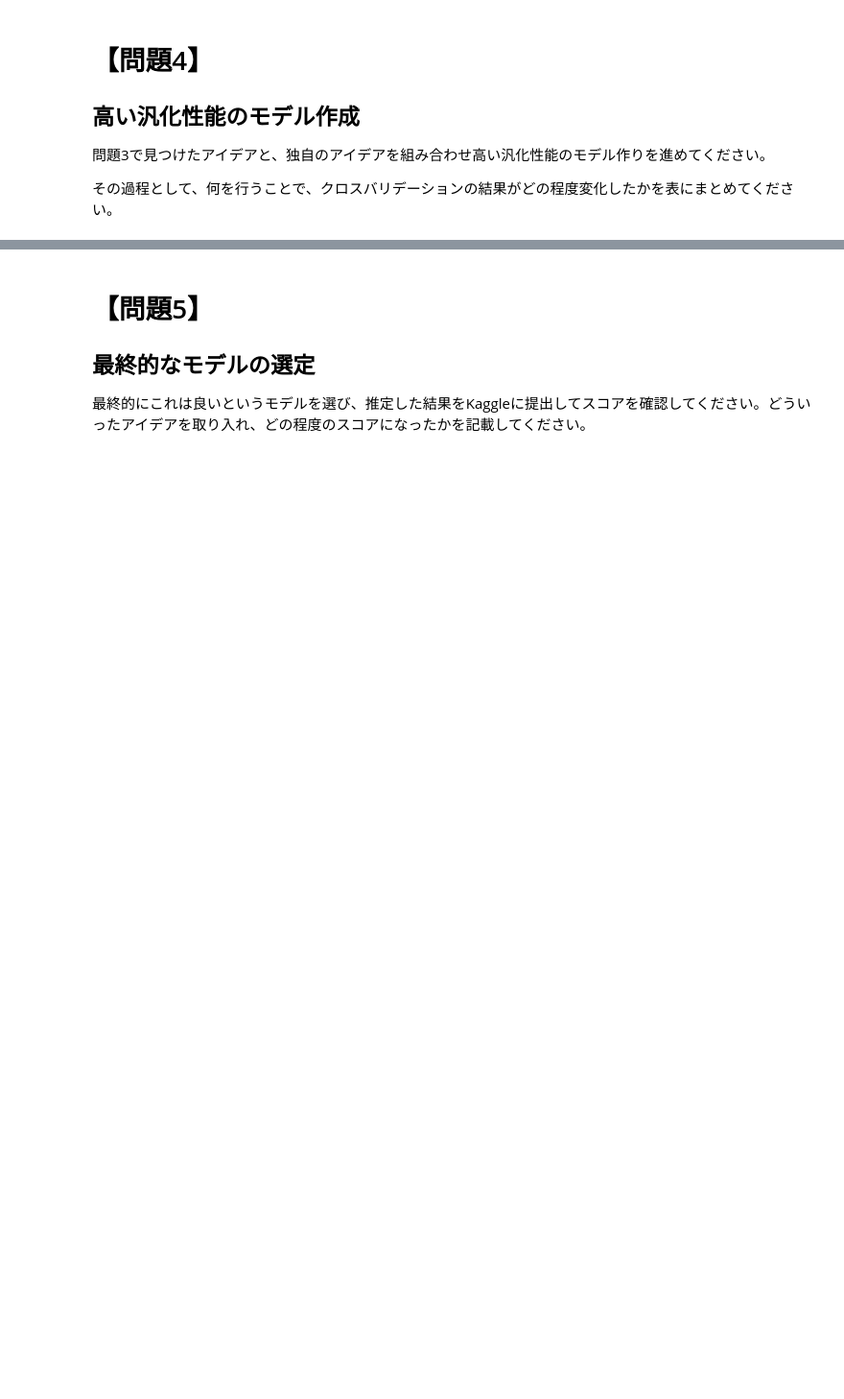
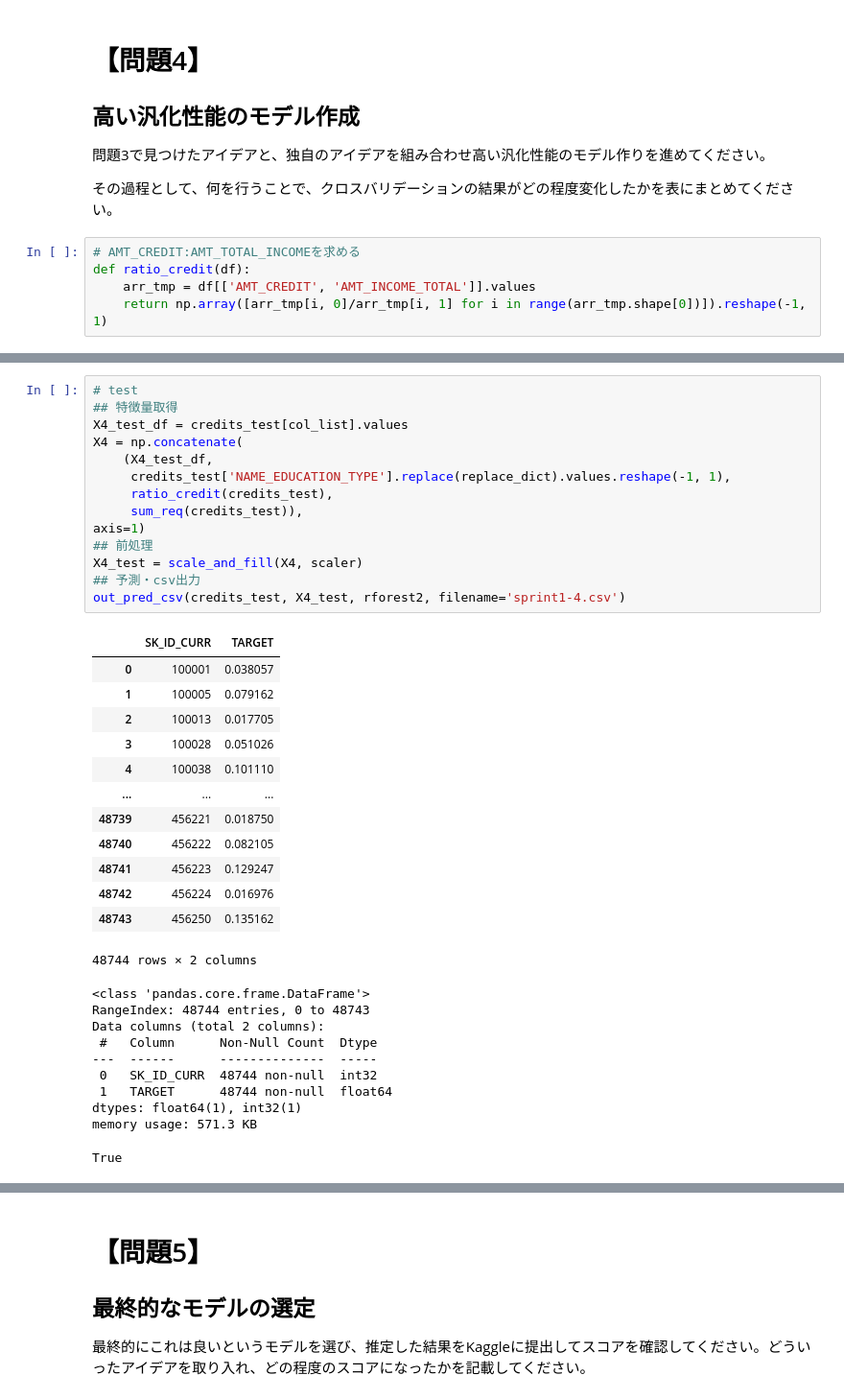
Before and after one commit to taiki-nakaso/diveintocode-ml, a Jupyter notebook: src/sprint/sprint1/session1.ipynb, the cells around one changed output, grey strips where cells are left out. Shown at 96% size. Saved outputs shown, nothing was run; the diff lists cells and outputs as text; blank space fills up the shorter version.

Commit message:
wip: sprint1 - 2

```diff
--- a/src/sprint/sprint1/session1.ipynb
+++ b/src/sprint/sprint1/session1.ipynb
@@ -208,3 +242,8 @@ KaggleのNotebooksから様々なアイデアを見つけ出して、列挙し
 問題3で見つけたアイデアと、独自のアイデアを組み合わせ高い汎化性能のモデル作りを進めてください。
 
 その過程として、何を行うことで、クロスバリデーションの結果がどの程度変化したかを表にまとめてください。
+# %%
+# AMT_CREDIT:AMT_TOTAL_INCOMEを求める
+def ratio_credit(df):
+    arr_tmp = df[['AMT_CREDIT', 'AMT_INCOME_TOTAL']].values
+    return np.array([arr_tmp[i, 0]/arr_tmp[i, 1] for i in range(arr_tmp.shape[0])]).reshape(-1, 1)
@@ -210,0 +410,38 @@ KaggleのNotebooksから様々なアイデアを見つけ出して、列挙し
+# %%
+# test
+## 特徴量取得
+X4_test_df = credits_test[col_list].values
+X4 = np.concatenate(
+    (X4_test_df,
+     credits_test['NAME_EDUCATION_TYPE'].replace(replace_dict).values.reshape(-1, 1),
+     ratio_credit(credits_test),
+     sum_req(credits_test)),
+axis=1)
+## 前処理
+X4_test = scale_and_fill(X4, scaler)
+## 予測・csv出力
+out_pred_csv(credits_test, X4_test, rforest2, filename='sprint1-4.csv')
+# %% [output]
+|  | SK_ID_CURR | TARGET |
+| 0 | 100001 | 0.038057 |
+| 1 | 100005 | 0.079162 |
+| 2 | 100013 | 0.017705 |
+| 3 | 100028 | 0.051026 |
+| 4 | 100038 | 0.101110 |
+| ... | ... | ... |
+| 48739 | 456221 | 0.018750 |
+| 48740 | 456222 | 0.082105 |
+| 48741 | 456223 | 0.129247 |
+| 48742 | 456224 | 0.016976 |
+| 48743 | 456250 | 0.135162 |
+48744 rows × 2 columns
+<class 'pandas.core.frame.DataFrame'>
+RangeIndex: 48744 entries, 0 to 48743
+Data columns (total 2 columns):
+ #   Column      Non-Null Count  Dtype
+---  ------      --------------  -----
+ 0   SK_ID_CURR  48744 non-null  int32
+ 1   TARGET      48744 non-null  float64
+dtypes: float64(1), int32(1)
+memory usage: 571.3 KB
+True
```
Also changed, not shown: parts of 13 cells of this notebook, 7 other files.
